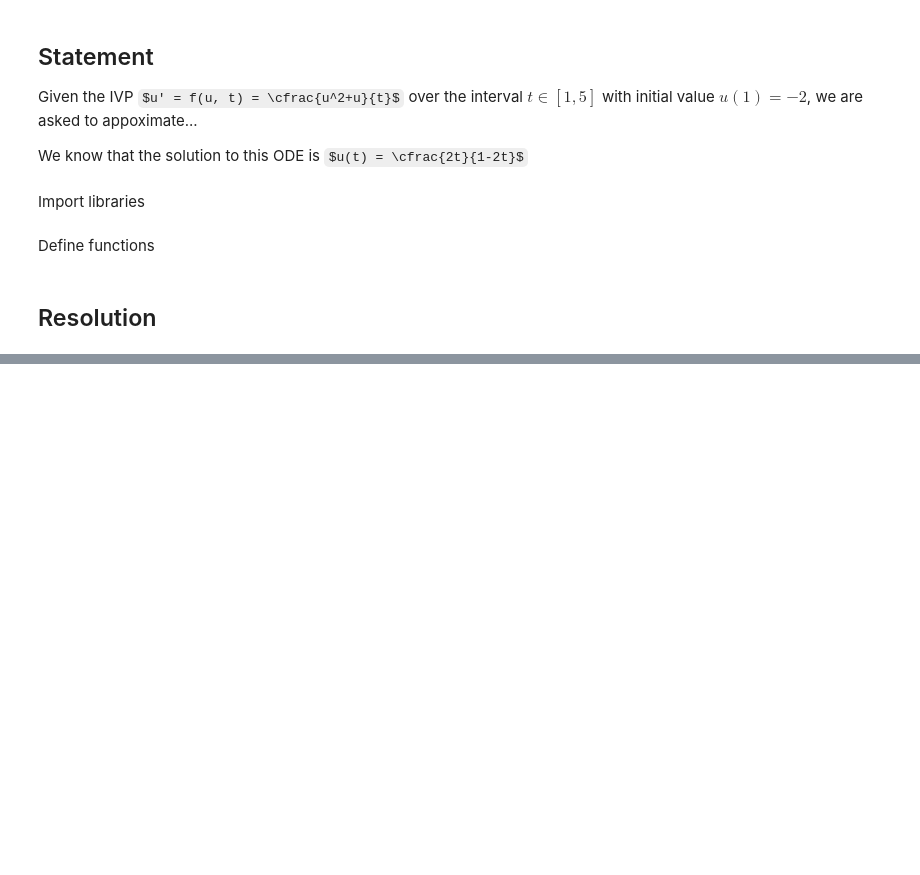
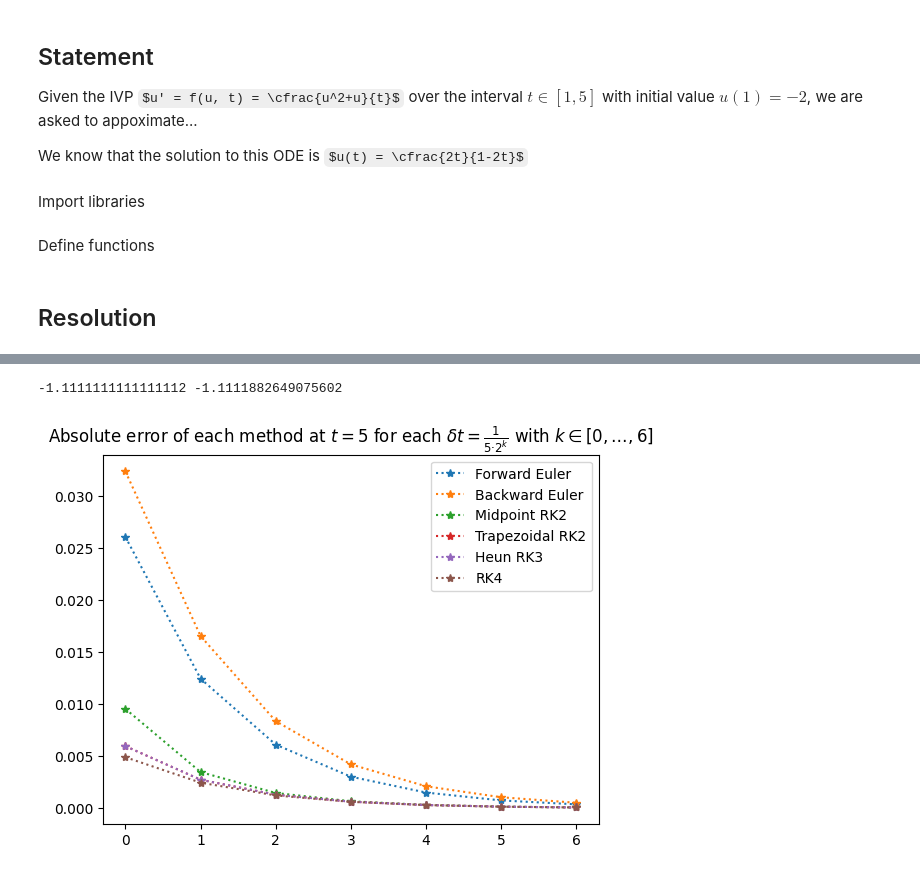
Before and after one commit to Fnixya/Go_Practice, a Jupyter notebook: exercise/opt1.ipynb, the cells around one changed output, grey strips where cells are left out. Drawn from its saved outputs; the diff is of its cells as text; code cells hidden in the pictures; some formulas as TeX source; blank space fills up the shorter version.

```diff
--- a/exercise/opt1.ipynb
+++ b/exercise/opt1.ipynb
@@ -169,0 +170,34 @@ plt.show()
+# %%
+matrix = [[] for _ in range(6)]
+for i in range(7):
+    k = delta(i)
+    x_points = [a+k*i for i in range(math.ceil((b-a)/k)+1)]
+    exact = u(5)
+    y_feuler = forward_euler(f, a, b, k, u0)
+    y_beuler = backward_euler(f, f_prime, a, b, k, u0, tolerance=0.0001, max_iterations=10)
+    y_midpoint = explicit_midpoint(f, a, b, k, u0)
+    y_trapezoid = explicit_trapezoidal(f, a, b, k, u0)
+    y_heun = heun_rk3(f, a, b, k, u0)
+    y_rk4 = rk4(f, a, b, k, u0)
+
+    points = [
+        y_feuler[-1],
+        y_beuler[-1],
+        y_midpoint[-1],
+        y_trapezoid[-1],
+        y_heun[-1],
+        y_rk4[-1],
+    ]
+    for j in range(6):
+        matrix[j].append(abs(points.pop(0)-exact))
+
+labels = ['Forward Euler', 'Backward Euler', 'Midpoint RK2', 'Trapezoidal RK2', 'Heun RK3', 'RK4']
+for i, label in enumerate(labels):
+    plt.plot([j for j in range(7)], matrix[i], '*:', label=label)
+
+plt.legend()
+plt.title("Absolute error of each method at $t=5$ for each $\\delta t = \\frac{1}{5·2^k}$ with $k\\in[0, \\ldots, 6]$")
+plt.show()
+# %% [output]
+-1.1111111111111112 -1.1111882649075602
+[figure, added]
```
Also changed, not shown: parts of 6 cells of this notebook.
